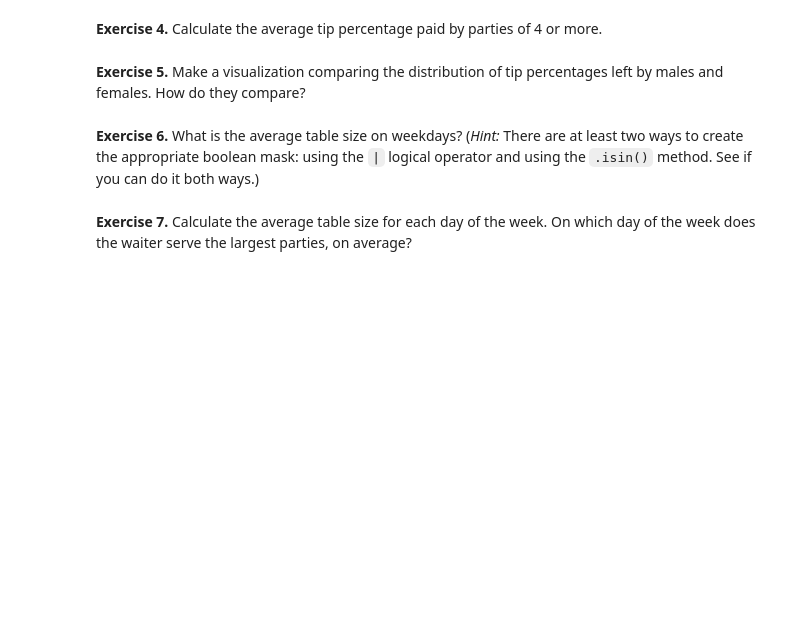
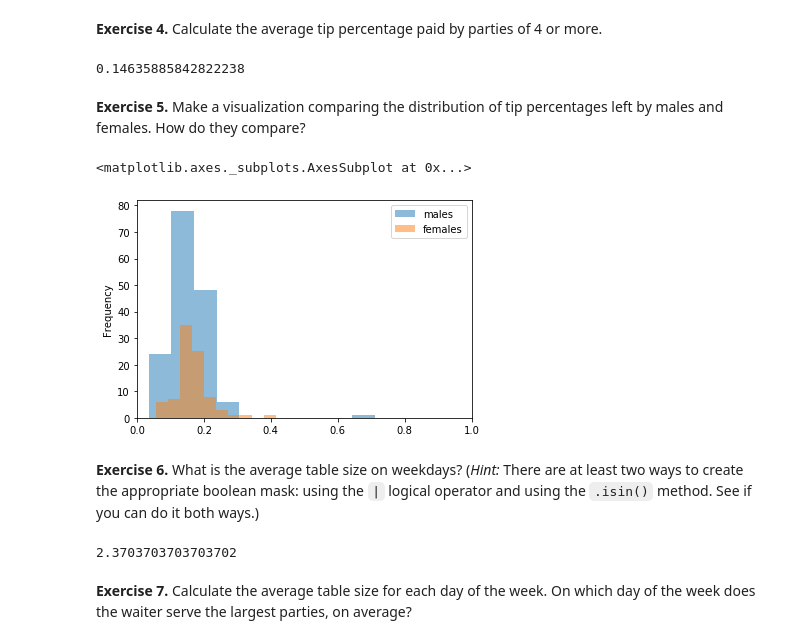
Before and after one commit to thegerrit/data_science, a Jupyter notebook: labs/Lab04-FilteringData.ipynb, the cells around one changed output. Drawn from its saved outputs; the diff is of its cells as text; code cells hidden in the pictures; blank space fills up the shorter version.

```diff
--- a/labs/Lab04-FilteringData.ipynb
+++ b/labs/Lab04-FilteringData.ipynb
@@ -176,5 +337,9 @@ tips_df
 **Exercise 4.** Calculate the average tip percentage paid by parties of 4 or more.
 # %%
 # YOUR CODE HERE AND ANSWER AS COMMENTS
+parties_of_four_or_more = tips_df.loc[tips_df['size'] >= 4]
+parties_of_four_or_more['tip_percent'].mean()
+# %% [output]
+0.14635885842822238
 # %% [markdown]
 **Exercise 5.** Make a visualization comparing the distribution of tip percentages left by males and females. How do they compare?
@@ -183,2 +346,17 @@ tips_df
+# %%
+# YOUR CODE HERE AND ANSWER AS COMMENTS
+males = tips_df.loc[tips_df.sex == "Male"]
+females = tips_df.loc[tips_df.sex == "Female"]
+
+males = males.rename(columns={"tip_percent":"males"})
+females = females.rename(columns={"tip_percent":"females"})
+
+males['males'].plot.hist(legend=True, xlim = (0,1), alpha = 0.5)
+females['females'].plot.hist(legend=True, xlim = (0,1), alpha = 0.5)
+
+#From the graph, we can see that men pay the tip more often than women. Both groups commonly tip between 10% and 17.5%
+# %% [output]
+<matplotlib.axes._subplots.AxesSubplot at 0x...>
+[figure, added]
 # %% [markdown]
 **Exercise 6.** What is the average table size on weekdays? (_Hint:_ There are at least two ways to create the appropriate boolean mask: using the `|` logical operator and using the `.isin()` method. See if you can do it both ways.)
@@ -187,2 +363,11 @@ tips_df
+# %%
+# YOUR CODE HERE AND ANSWER AS COMMENTS
+thurs_and_fri = tips_df.loc[(tips_df.day == "Thur") | (tips_df.day == "Fri")]
+
+thurs_and_fri['size'].mean()
+
+# The average table size on weekdays is 2 (Mean is ~2.37)
+# %% [output]
+2.3703703703703702
 # %% [markdown]
 **Exercise 7.** Calculate the average table size for each day of the week. On which day of the week does the waiter serve the largest parties, on average?
```
Also changed, not shown: parts of 31 cells of this notebook.
